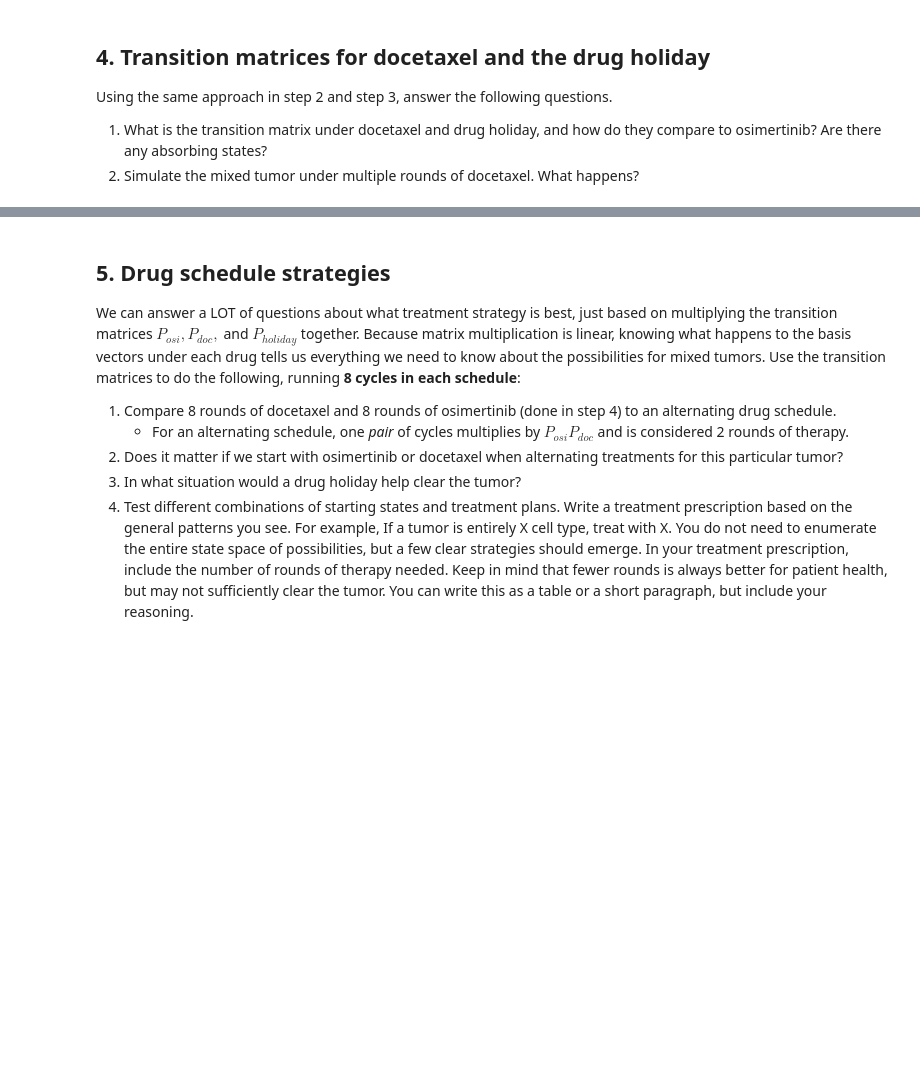
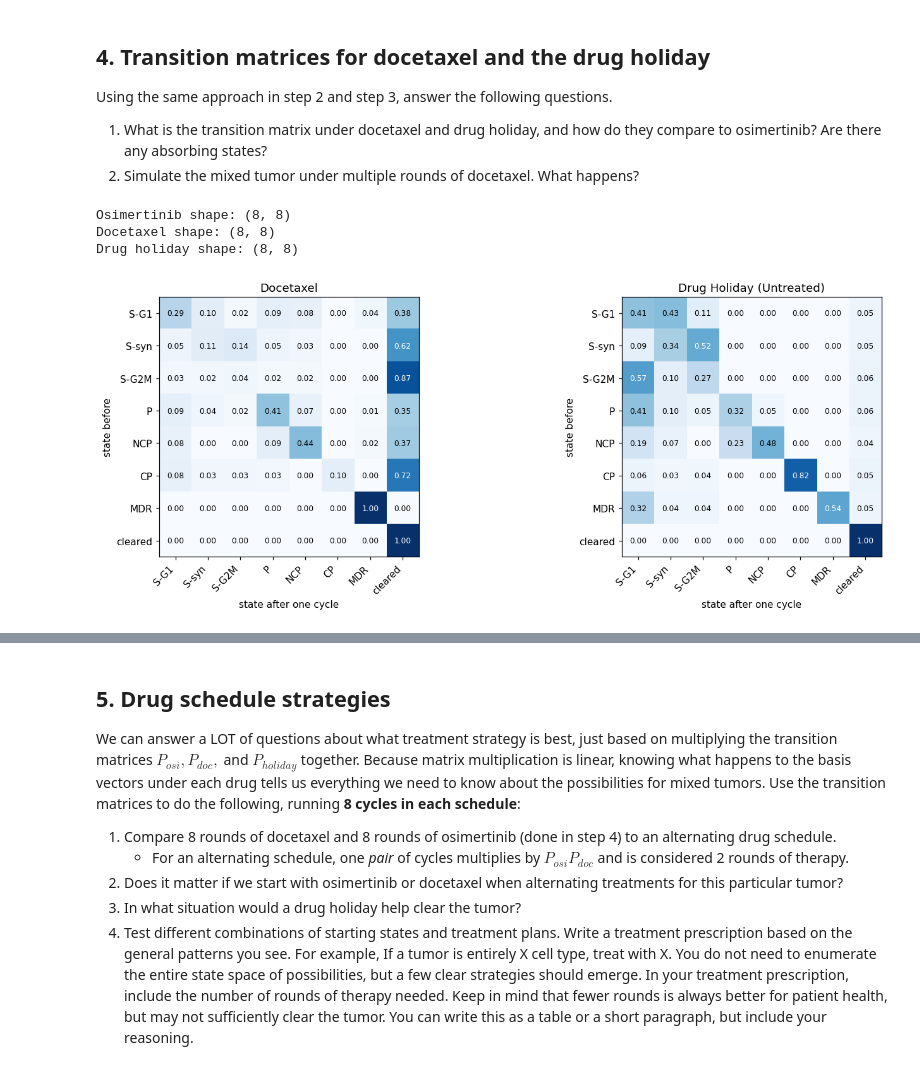
Before and after one commit to nazifar4/uu_markov, a Jupyter notebook: lab_2/Lab09_markov_chain_cells.ipynb, the cells around one changed output, grey strips where cells are left out. Cells and saved outputs as stored; diff of their text form; code cells hidden in the pictures; blank space fills up the shorter version.

```diff
--- a/lab_2/Lab09_markov_chain_cells.ipynb
+++ b/lab_2/Lab09_markov_chain_cells.ipynb
@@ -302,12 +375,39 @@ Using the same approach in step 2 and step 3, answer the following questions.
 # %%
-##Add code here
-# keep these as 8x8 numpy arrays (with the cleared row): the random walks index rows by position
+# Keep these as 8x8 numpy arrays (with the cleared row)
 P_osi = P_hat.to_numpy()
 
-P_doc = ...       # TODO
+# Build transition matrices for each experiment
+P_doc = build_transition_matrix("docetaxel").to_numpy()
 
-P_holiday = ...   # TODO
+P_holiday = build_transition_matrix("untreated").to_numpy()
+
+print("Osimertinib shape:", P_osi.shape)
+print("Docetaxel shape:", P_doc.shape)
+print("Drug holiday shape:", P_holiday.shape)
+# %% [output]
+Osimertinib shape: (8, 8)
+Docetaxel shape: (8, 8)
+Drug holiday shape: (8, 8)
 # %%
 #Plot the transition matrices for docetaxel and the drug holiday.
+
+fig, axes = plt.subplots(1, 2, figsize=(14, 5))
+
+show_matrix(
+    pd.DataFrame(P_doc, index=OUTCOMES, columns=OUTCOMES),
+    "Docetaxel",
+    axes[0]
+)
+
+show_matrix(
+    pd.DataFrame(P_holiday, index=OUTCOMES, columns=OUTCOMES),
+    "Drug Holiday (Untreated)",
+    axes[1]
+)
+
+plt.tight_layout()
+plt.show()
+# %% [output]
+[figure, added]
 # %%
 # Simulate the evolution of pi_mix under docetaxel
```
Also changed, not shown: parts of 14 cells of this notebook.
